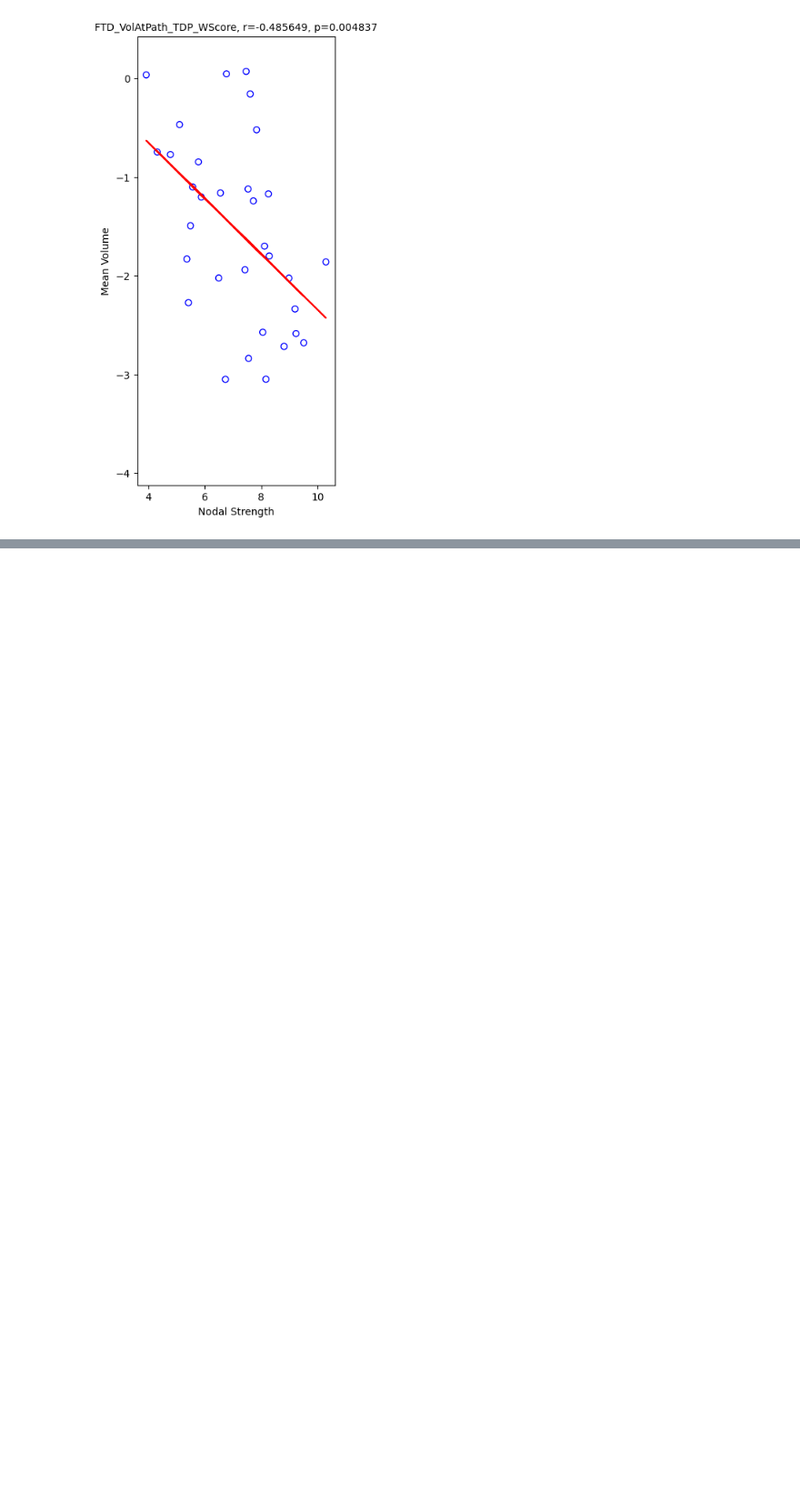
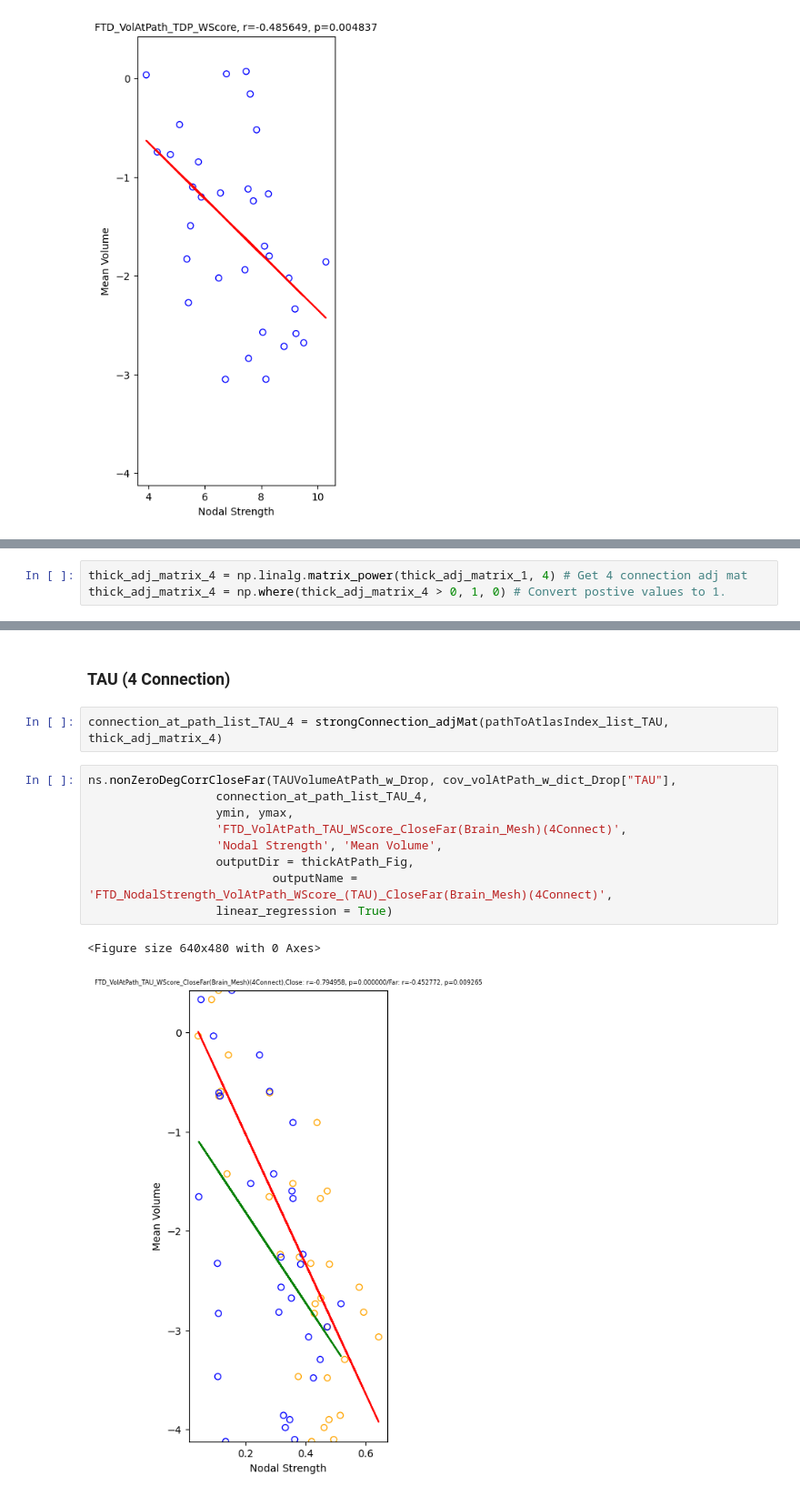
Before and after one commit to dontminchenit/mBIN, a Jupyter notebook: FTD_JupyterNotebook/Thickness_At_Pathology_Analysis/[6] Nodal Strength (Thickness or Volume) vs Mean (Thickness or Volume) At Pathology.ipynb, the cells around one changed output, grey strips where cells are left out. Shown at 91% size. Saved outputs shown, nothing was run; the diff lists cells and outputs as text; blank space fills up the shorter version.

```diff
--- a/FTD_JupyterNotebook/Thickness_At_Pathology_Analysis/[6] Nodal Strength (Thickness or Volume) vs Mean (Thickness or Volume) At Pathology.ipynb
+++ b/FTD_JupyterNotebook/Thickness_At_Pathology_Analysis/[6] Nodal Strength (Thickness or Volume) vs Mean (Thickness or Volume) At Pathology.ipynb
@@ -423,0 +560,3 @@ ns.nonZeroDegCorr(TDPVolumeAtPath_w_Drop, cov_volAtPath_w_dict_Drop["TDP"], ymin
+# %%
+thick_adj_matrix_4 = np.linalg.matrix_power(thick_adj_matrix_1, 4) # Get 4 connection adj mat
+thick_adj_matrix_4 = np.where(thick_adj_matrix_4 > 0, 1, 0) # Convert postive values to 1.
@@ -423,0 +702,16 @@ ns.nonZeroDegCorr(TDPVolumeAtPath_w_Drop, cov_volAtPath_w_dict_Drop["TDP"], ymin
+# %% [markdown]
+### TAU (4 Connection)
+# %%
+connection_at_path_list_TAU_4 = strongConnection_adjMat(pathToAtlasIndex_list_TAU, thick_adj_matrix_4)
+# %%
+ns.nonZeroDegCorrCloseFar(TAUVolumeAtPath_w_Drop, cov_volAtPath_w_dict_Drop["TAU"],
+                  connection_at_path_list_TAU_4,
+                  ymin, ymax,
+                  'FTD_VolAtPath_TAU_WScore_CloseFar(Brain_Mesh)(4Connect)',
+                  'Nodal Strength', 'Mean Volume',
+                  outputDir = thickAtPath_Fig,
+                          outputName = 'FTD_NodalStrength_VolAtPath_WScore_(TAU)_CloseFar(Brain_Mesh)(4Connect)',
+                  linear_regression = True)
+# %% [output]
+<Figure size 640x480 with 0 Axes>
+[figure, added]
```
Also changed, not shown: parts of 76 cells of this notebook, 20 other files.
